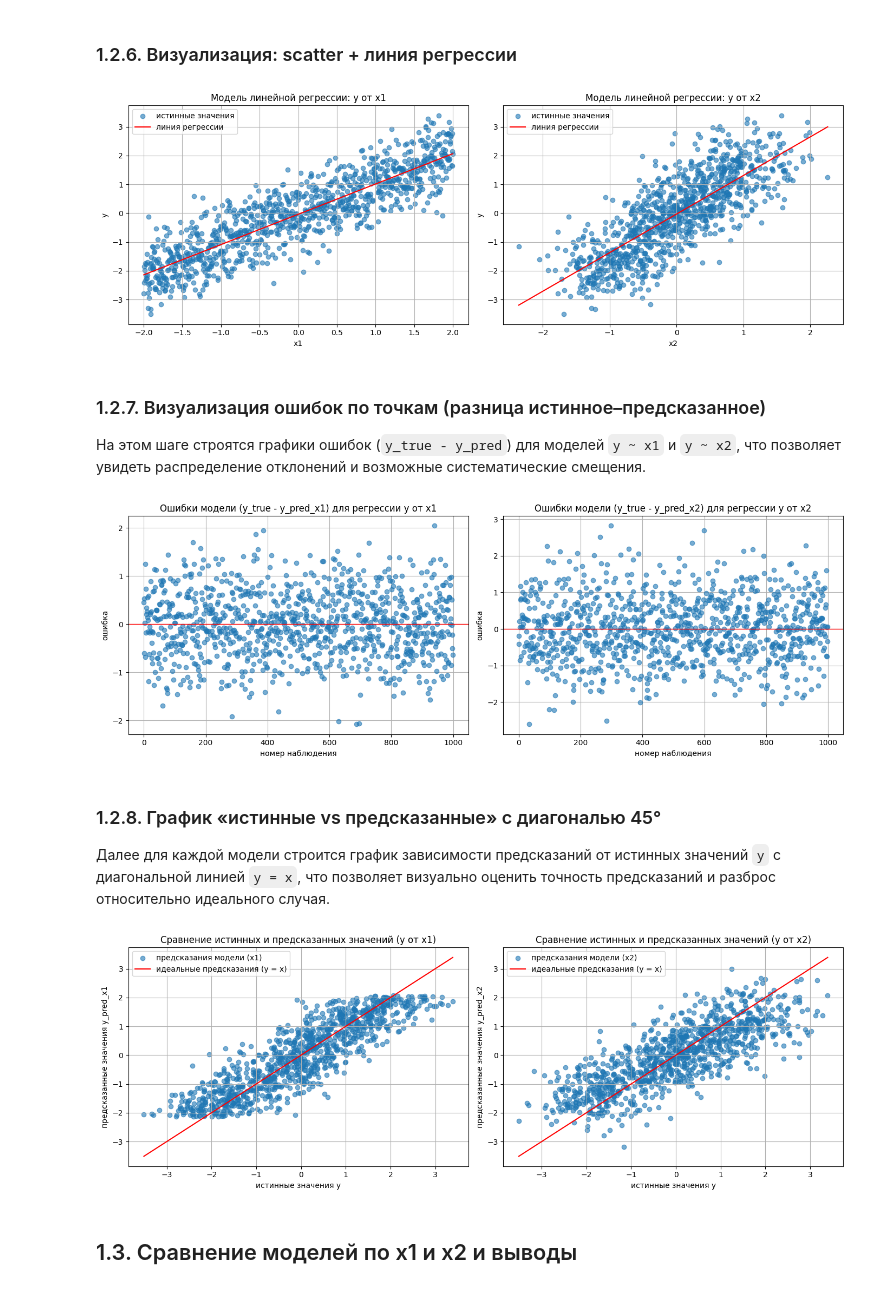
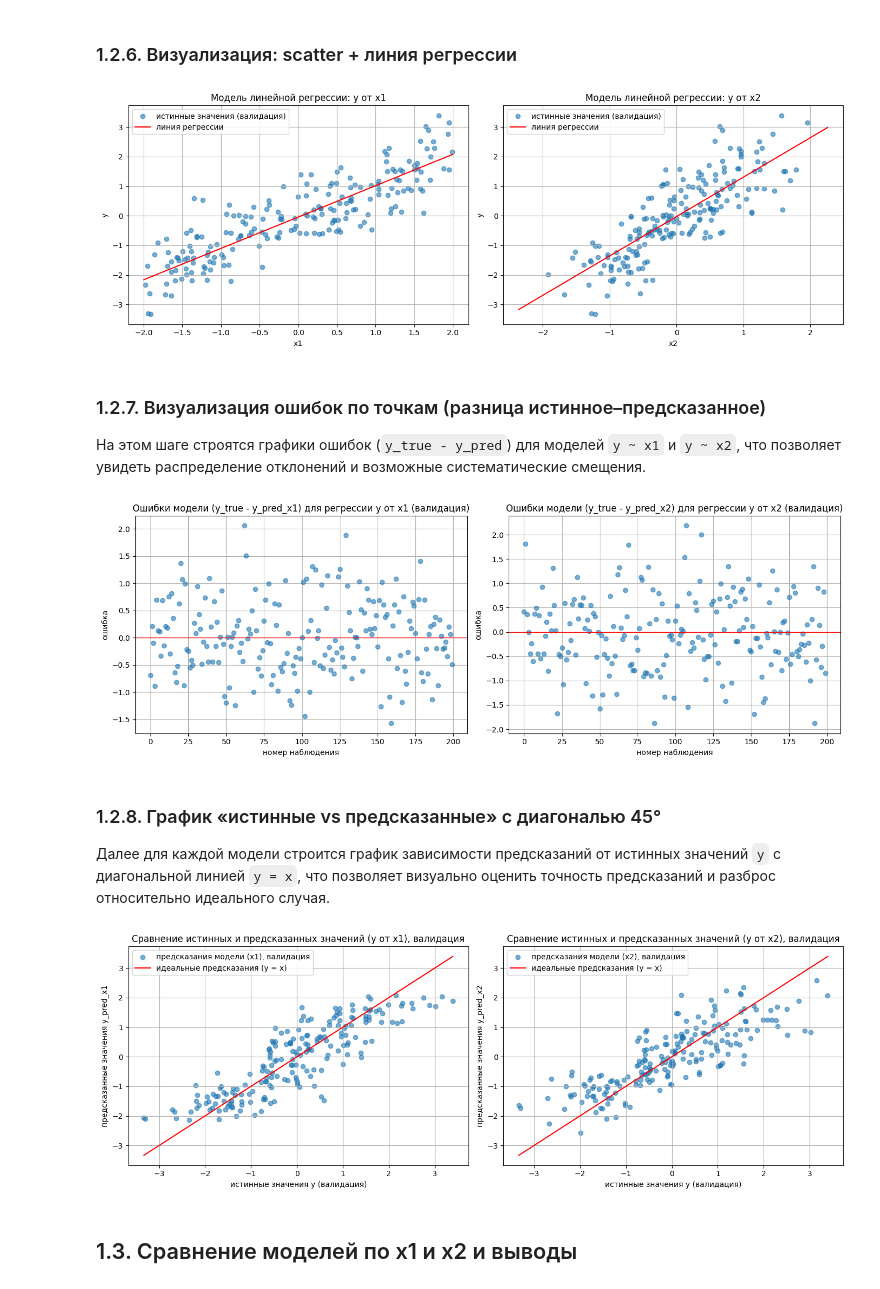
Before and after one commit to cocahonka/suai-data-science-labs, a Jupyter notebook: lab3/ЛР3_Мясников_7.ipynb, the cells around one changed output. Saved outputs shown, nothing was run; the diff lists cells and outputs as text; code cells hidden in the pictures.

```diff
--- a/lab3/ЛР3_Мясников_7.ipynb
+++ b/lab3/ЛР3_Мясников_7.ipynb
@@ -271,14 +316,14 @@ print('длина y:', y.shape)
 
 На следующем этапе обучаются две модели простой линейной регрессии: первая предсказывает `y` по `x1`, вторая — по `x2`; после обучения выводятся найденные коэффициенты наклона и свободные члены для каждой модели.
 # %%
-# обучение моделей простой линейной регрессии y от x1 и y от x2
+# обучение моделей простой линейной регрессии y от x1 и y от x2 на обучающей выборке
 linreg_x1 = LinearRegression()
 linreg_x2 = LinearRegression()
 
-# обучаем модель на всех доступных наблюдениях (X1, y) (X2, y)
-# метод fit подберёт коэффициенты a и b в формуле y = a * x1 + b
-linreg_x1.fit(X1, y)
-linreg_x2.fit(X2, y)
+# модели обучаются только на train-части (как и в части 3)
+# метод fit подберёт коэффициенты a и b в формуле y = a * x + b
+linreg_x1.fit(X1_train, y_train)
+linreg_x2.fit(X2_train, y_train)
 
 # после обучения можно посмотреть значения коэффициентов модели
 # coef_[0] — наклон (a), intercept_ — свободный член (b)
@@ -302,19 +347,19 @@ print('свободный член b (для x2):', b_x2)
 # %% [markdown]
 ### 1.2.3. Предсказание значений
 # %%
-# получение предсказанных значений y_pred для тех же наблюдений, что использовались при обучении
+# получение предсказанных значений y_pred для валидационной выборки
 
-y_pred_x1 = linreg_x1.predict(X1)
-y_pred_x2 = linreg_x2.predict(X2)
+y_pred_x1_val = linreg_x1.predict(X1_val)
+y_pred_x2_val = linreg_x2.predict(X2_val)
 
-print('первые 5 истинных значений y:')
-print(y.head().values)
+print('первые 5 истинных значений y (валидация):')
+print(y_val.head().values)
 print()
 
-print('первые 5 предсказанных значений y_pred (X1):')
-print(y_pred_x1[:5])
+print('первые 5 предсказанных значений y_pred (X1, валидация):')
+print(y_pred_x1_val[:5])
 print()
 
-print('первые 5 предсказанных значений y_pred (X2):')
-print(y_pred_x2[:5])
+print('первые 5 предсказанных значений y_pred (X2, валидация):')
+print(y_pred_x2_val[:5])
 # %% [output]
@@ -398,7 +443,7 @@ R^2  (коэффициент детерминации): 0.6224138284973049
 # %% [markdown]
 ### 1.2.6. Визуализация: scatter + линия регрессии
 # %%
-# Визуализация: точки (scatter plot) и линия регрессии (y от x1)
+# Визуализация: точки (scatter plot) и линия регрессии (y от x1) на валидации
 
 plt.figure(figsize=(14, 5))
 
@@ -414,7 +459,7 @@ y_pred_line_x1 = linreg_x1.predict(x1_sorted_df)
 y_pred_line_x2 = linreg_x2.predict(x2_sorted_df)
 
 plt.subplot(1, 2, 1)
-plt.scatter(X1['x1'], y, label='истинные значения', alpha=0.6)
+plt.scatter(X1_val['x1'], y_val, label='истинные значения (валидация)', alpha=0.6)
 plt.plot(x1_sorted, y_pred_line_x1, color='red', label='линия регрессии')
 plt.title('Модель линейной регрессии: y от x1')
 plt.xlabel('x1')
@@ -423,7 +468,7 @@ plt.legend()
 plt.grid(True)
 
 plt.subplot(1, 2, 2)
-plt.scatter(X2['x2'], y, label='истинные значения', alpha=0.6)
+plt.scatter(X2_val['x2'], y_val, label='истинные значения (валидация)', alpha=0.6)
 plt.plot(x2_sorted, y_pred_line_x2, color='red', label='линия регрессии')
 plt.title('Модель линейной регрессии: y от x2')
 plt.xlabel('x2')
@@ -435,66 +480,66 @@ plt.grid(True)
 plt.tight_layout()
 plt.show()
 # %% [output]
-[figure, old version]
+[figure, new version]
 # %% [markdown]
 ### 1.2.7. Визуализация ошибок по точкам (разница истинное–предсказанное)
 
 На этом шаге строятся графики ошибок (`y_true - y_pred`) для моделей `y ~ x1` и `y ~ x2`, что позволяет увидеть распределение отклонений и возможные систематические смещения.
 # %%
-# визуализация ошибок (y_true - y_pred) для моделей y от x1 и y от x2
+# визуализация ошибок (y_true - y_pred) для моделей y от x1 и y от x2 на валидационной выборке
 
-errors_x1 = y - y_pred_x1
-errors_x2 = y - y_pred_x2
+errors_x1 = y_val - y_pred_x1_val
+errors_x2 = y_val - y_pred_x2_val
 
 plt.figure(figsize=(14, 5))
 
 plt.subplot(1, 2, 1)
 plt.plot(errors_x1.values, marker='o', linestyle='none', alpha=0.6)
 plt.axhline(0, color='red', linewidth=1)
-plt.title('Ошибки модели (y_true - y_pred_x1) для регрессии y от x1')
+plt.title('Ошибки модели (y_true - y_pred_x1) для регрессии y от x1 (валидация)')
 plt.xlabel('номер наблюдения')
 plt.ylabel('ошибка')
 plt.grid(True)
 
 plt.subplot(1, 2, 2)
 plt.plot(errors_x2.values, marker='o', linestyle='none', alpha=0.6)
 plt.axhline(0, color='red', linewidth=1)
-plt.title('Ошибки модели (y_true - y_pred_x2) для регрессии y от x2')
+plt.title('Ошибки модели (y_true - y_pred_x2) для регрессии y от x2 (валидация)')
 plt.xlabel('номер наблюдения')
 plt.ylabel('ошибка')
 plt.grid(True)
 
 plt.tight_layout()
 plt.show()
 # %% [output]
-[figure, old version]
+[figure, new version]
 # %% [markdown]
 ### 1.2.8. График «истинные vs предсказанные» с диагональю 45°
 
 Далее для каждой модели строится график зависимости предсказаний от истинных значений `y` с диагональной линией `y = x`, что позволяет визуально оценить точность предсказаний и разброс относительно идеального случая.
 # %%
-# графики «истинные vs предсказанные» с диагональю 45° для обеих моделей
+# графики «истинные vs предсказанные» с диагональю 45° для обеих моделей (валидация)
 
 plt.figure(figsize=(14, 5))
 
 plt.subplot(1, 2, 1)
-plt.scatter(y, y_pred_x1, alpha=0.6, label='предсказания модели (x1)')
-min_val = min(y.min(), y_pred_x1.min())
-max_val = max(y.max(), y_pred_x1.max())
+plt.scatter(y_val, y_pred_x1_val, alpha=0.6, label='предсказания модели (x1), валидация')
+min_val = min(y_val.min(), y_pred_x1_val.min())
+max_val = max(y_val.max(), y_pred_x1_val.max())
 plt.plot([min_val, max_val], [min_val, max_val], color='red', label='идеальные предсказания (y = x)')
-plt.title('Сравнение истинных и предсказанных значений (y от x1)')
-plt.xlabel('истинные значения y')
+plt.title('Сравнение истинных и предсказанных значений (y от x1), валидация')
+plt.xlabel('истинные значения y (валидация)')
 plt.ylabel('предсказанные значения y_pred_x1')
 plt.legend()
 plt.grid(True)
 
 plt.subplot(1, 2, 2)
-plt.scatter(y, y_pred_x2, alpha=0.6, label='предсказания модели (x2)')
-min_val = min(y.min(), y_pred_x2.min())
-max_val = max(y.max(), y_pred_x2.max())
+plt.scatter(y_val, y_pred_x2_val, alpha=0.6, label='предсказания модели (x2), валидация')
+min_val = min(y_val.min(), y_pred_x2_val.min())
+max_val = max(y_val.max(), y_pred_x2_val.max())
 plt.plot([min_val, max_val], [min_val, max_val], color='red', label='идеальные предсказания (y = x)')
-plt.title('Сравнение истинных и предсказанных значений (y от x2)')
-plt.xlabel('истинные значения y')
+plt.title('Сравнение истинных и предсказанных значений (y от x2), валидация')
+plt.xlabel('истинные значения y (валидация)')
 plt.ylabel('предсказанные значения y_pred_x2')
 plt.legend()
 plt.grid(True)
@@ -502,7 +547,7 @@ plt.grid(True)
 plt.tight_layout()
 plt.show()
 # %% [output]
-[figure, old version]
+[figure, new version]
 # %% [markdown]
 ## 1.3. Сравнение моделей по x1 и x2 и выводы
 # %% [markdown]
```
Also changed, not shown: parts of 26 cells of this notebook.
